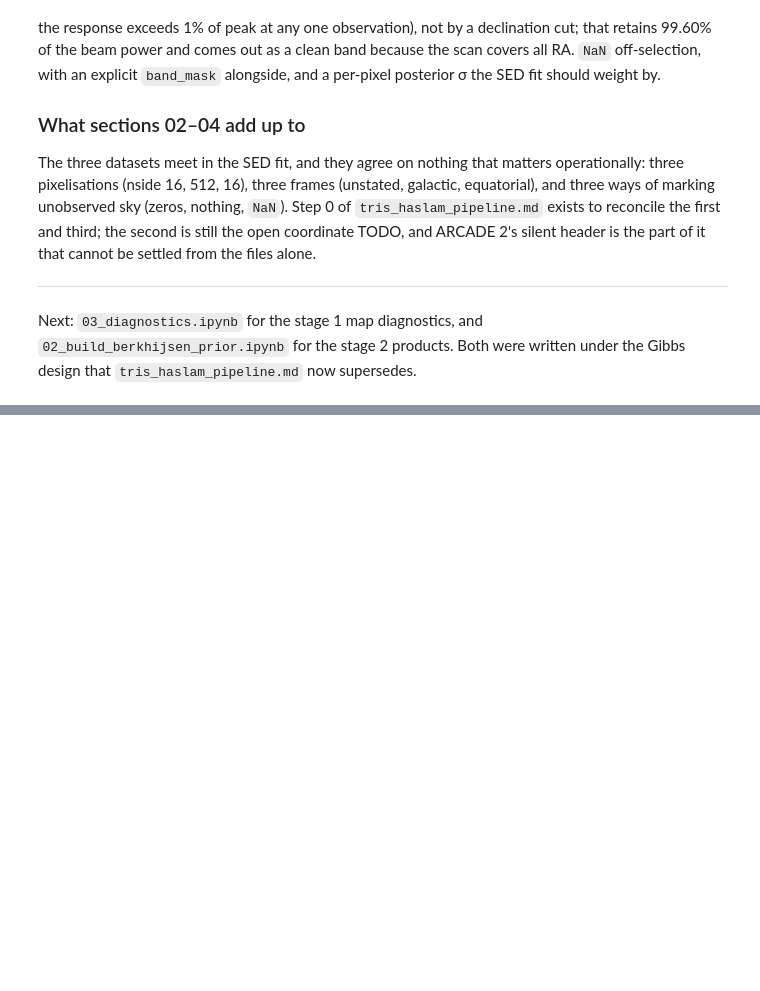
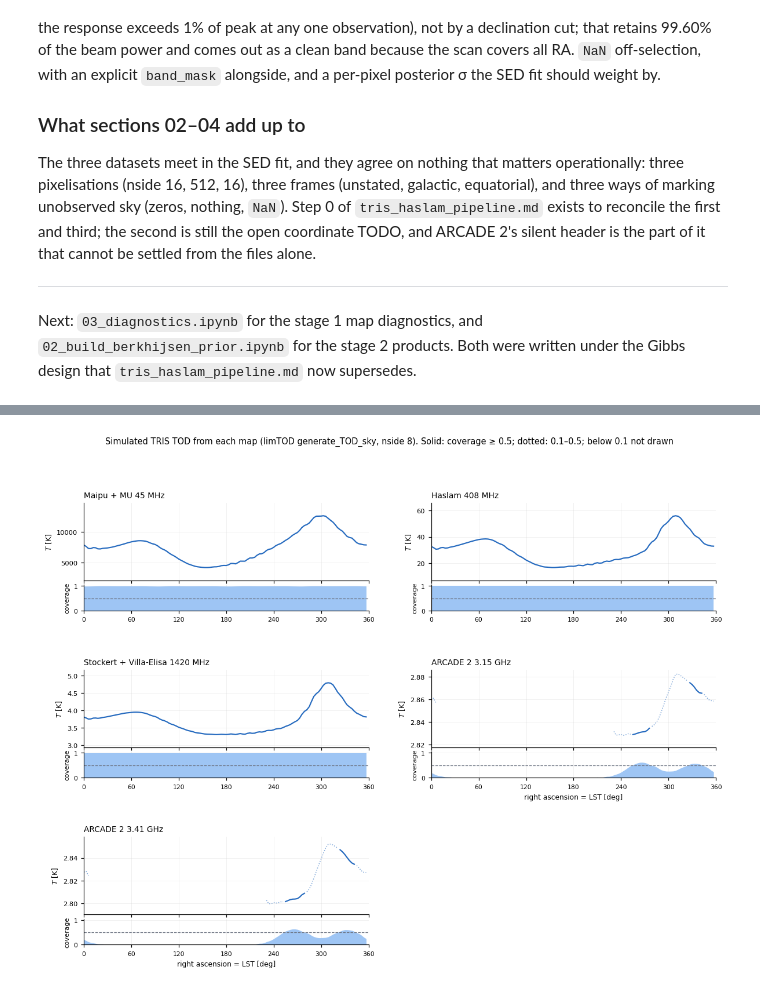
Before and after one commit to sohinixcvii/moonrunes, a Jupyter notebook: notebooks/01_explore_data.ipynb, the cells around one changed output, grey strips where cells are left out. Drawn from its saved outputs; the diff is of its cells as text; code cells hidden in the pictures; blank space fills up the shorter version.

```diff
--- a/notebooks/01_explore_data.ipynb
+++ b/notebooks/01_explore_data.ipynb
@@ -1202,0 +1645,39 @@ Gibbs design that `tris_haslam_pipeline.md` now supersedes.
+# %%
+# One panel per map: the TOD in the map's own temperature, with the coverage underneath.
+N_COLS = 2
+n_rows = int(np.ceil(len(TODS) / N_COLS))
+fig = plt.figure(figsize=(6.4 * N_COLS, 3.0 * n_rows))
+outer = fig.add_gridspec(n_rows, N_COLS, hspace=0.55, wspace=0.22)
+for k, (name, d) in enumerate(TODS.items()):
+    inner = outer[k // N_COLS, k % N_COLS].subgridspec(2, 1, height_ratios=[3, 1], hspace=0.08)
+    ax, axc = fig.add_subplot(inner[0]), fig.add_subplot(inner[1])
+    good = d["good"]
+    # Below ~10% coverage the ratio divides by almost nothing and is noise; don't draw it.
+    faint = ~good & (d["coverage"] >= 0.1)
+    ax.plot(TOD_RA, np.where(good, d["tod"], np.nan), "-", color="#256abf", lw=1.4)
+    ax.plot(TOD_RA, np.where(faint, d["tod"], np.nan), ":", color="#256abf", lw=1.0, alpha=0.6)
+    if good.any():                                  # scale to what can be compared
+        lo_t, hi_t = np.nanmin(d["tod"][good]), np.nanmax(d["tod"][good])
+        pad = 0.25 * (hi_t - lo_t) if hi_t > lo_t else 0.05 * abs(hi_t)
+        ax.set_ylim(lo_t - pad, hi_t + pad)
+    unit = "$T$ [K]" if d["map"]["in_kelvin"] else f"[{d['map']['unit'] or '?'}]"
+    ax.set_ylabel(unit, fontsize=8)
+    ax.set_title(f"{name}", fontsize=9, loc="left")
+    ax.tick_params(labelbottom=False, labelsize=7.5)
+    axc.fill_between(TOD_RA, 0, d["coverage"], color="#9ec5f4", lw=0)
+    axc.axhline(MIN_COVERAGE, color="#6b7280", lw=0.8, ls="--")
+    axc.set_ylim(0, 1.05); axc.set_ylabel("coverage", fontsize=7.5)
+    axc.tick_params(labelsize=7)
+    for a in (ax, axc):
+        a.set_xlim(0, 360); a.set_xticks(np.arange(0, 361, 60))
+        a.grid(alpha=0.18, lw=0.6); a.set_axisbelow(True)
+        for side in ("top", "right"):
+            a.spines[side].set_visible(False)
+    if k // N_COLS == n_rows - 1 or k + N_COLS >= len(TODS):
+        axc.set_xlabel("right ascension = LST [deg]", fontsize=8)
+fig.suptitle(f"Simulated TRIS TOD from each map (limTOD generate_TOD_sky, nside {TOD_NSIDE}). "
+             f"Solid: coverage ≥ {MIN_COVERAGE}; dotted: 0.1–{MIN_COVERAGE}; below 0.1 not drawn",
+             fontsize=9.5, y=0.995)
+plt.show()
+# %% [output]
+[figure, added]
```
Also changed, not shown: parts of 16 cells of this notebook, 18 other files.
